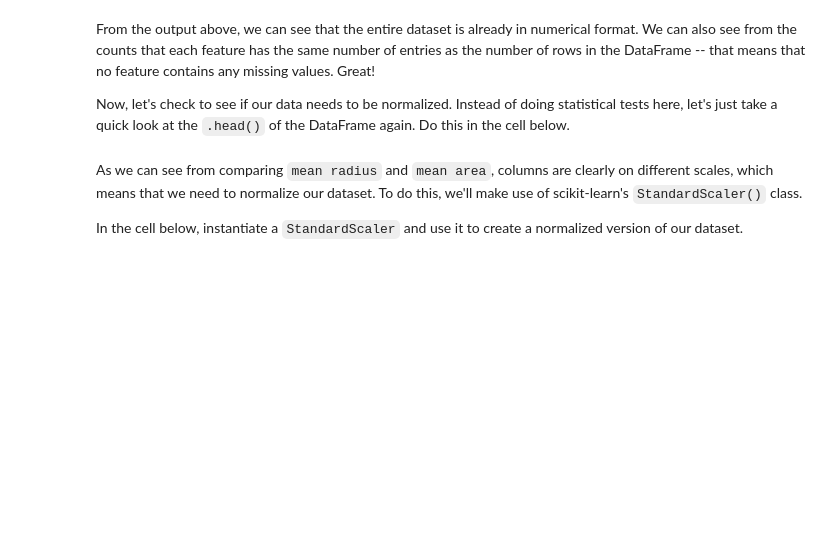
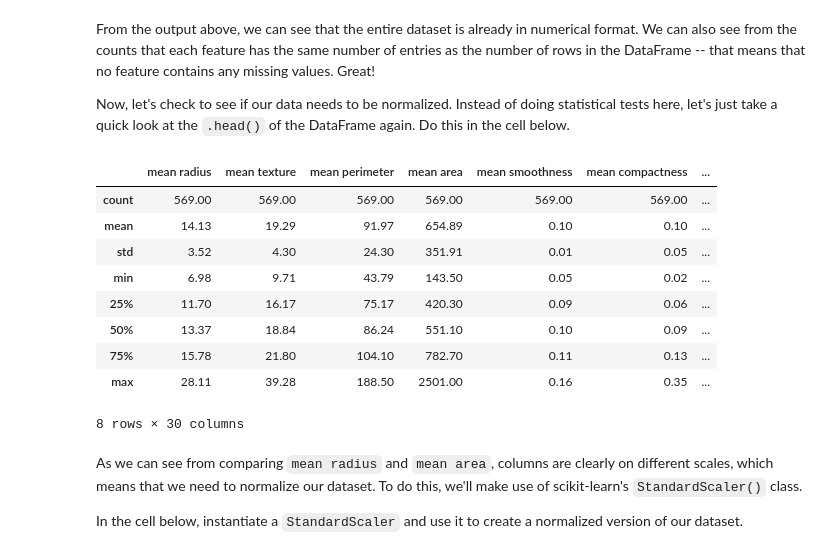
Before and after one commit to learn-co-curriculum/aug-ds-ft-2020-notebooks, a Jupyter notebook: topic41-deep-neural-networks/topic41_deeper_neural_networks_&_lab_SG.ipynb, the cells around one changed output. Cells and saved outputs as stored; diff of their text form; code cells hidden in the pictures; blank space fills up the shorter version.

```diff
--- a/topic41-deep-neural-networks/topic41_deeper_neural_networks_&_lab_SG.ipynb
+++ b/topic41-deep-neural-networks/topic41_deeper_neural_networks_&_lab_SG.ipynb
@@ -381,6 +407,19 @@ Let's begin by calling the DataFrame's `.info()` method to check the datatype of
 From the output above, we can see that the entire dataset is already in numerical format. We can also see from the counts that each feature has the same number of entries as the number of rows in the DataFrame -- that means that no feature contains any missing values. Great!
 
 Now, let's check to see if our data needs to be normalized. Instead of doing statistical tests here, let's just take a quick look at the `.head()` of the DataFrame again. Do this in the cell below.
+# %%
+df.describe().round(2)
+# %% [output]
+|  | mean radius | mean texture | mean perimeter | mean area | mean smoothness | mean compactness | ... |
+| count | 569.00 | 569.00 | 569.00 | 569.00 | 569.00 | 569.00 | ... |
+| mean | 14.13 | 19.29 | 91.97 | 654.89 | 0.10 | 0.10 | ... |
+| std | 3.52 | 4.30 | 24.30 | 351.91 | 0.01 | 0.05 | ... |
+| min | 6.98 | 9.71 | 43.79 | 143.50 | 0.05 | 0.02 | ... |
+| 25% | 11.70 | 16.17 | 75.17 | 420.30 | 0.09 | 0.06 | ... |
+| 50% | 13.37 | 18.84 | 86.24 | 551.10 | 0.10 | 0.09 | ... |
+| 75% | 15.78 | 21.80 | 104.10 | 782.70 | 0.11 | 0.13 | ... |
+| max | 28.11 | 39.28 | 188.50 | 2501.00 | 0.16 | 0.35 | ... |
+8 rows × 30 columns
 # %% [markdown]
 As we can see from comparing `mean radius` and `mean area`, columns are clearly on different scales, which means that we need to normalize our dataset. To do this, we'll make use of scikit-learn's `StandardScaler()` class.
 
```
Also changed, not shown: parts of 32 cells of this notebook, 8 other files.
